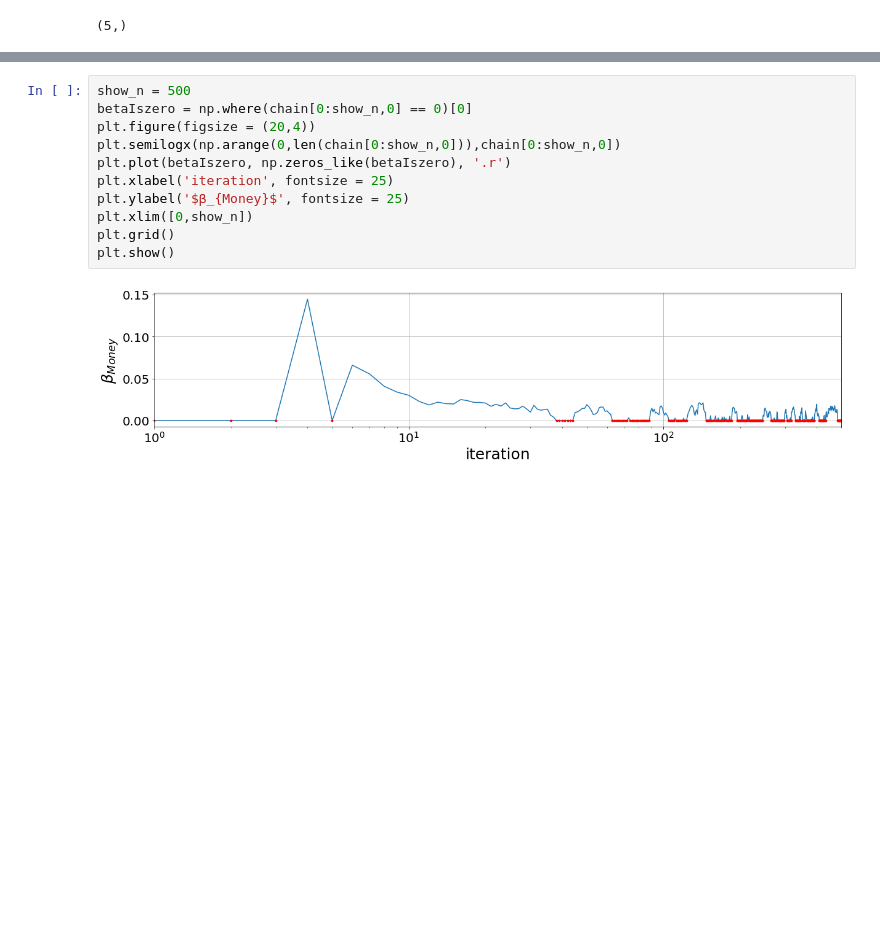
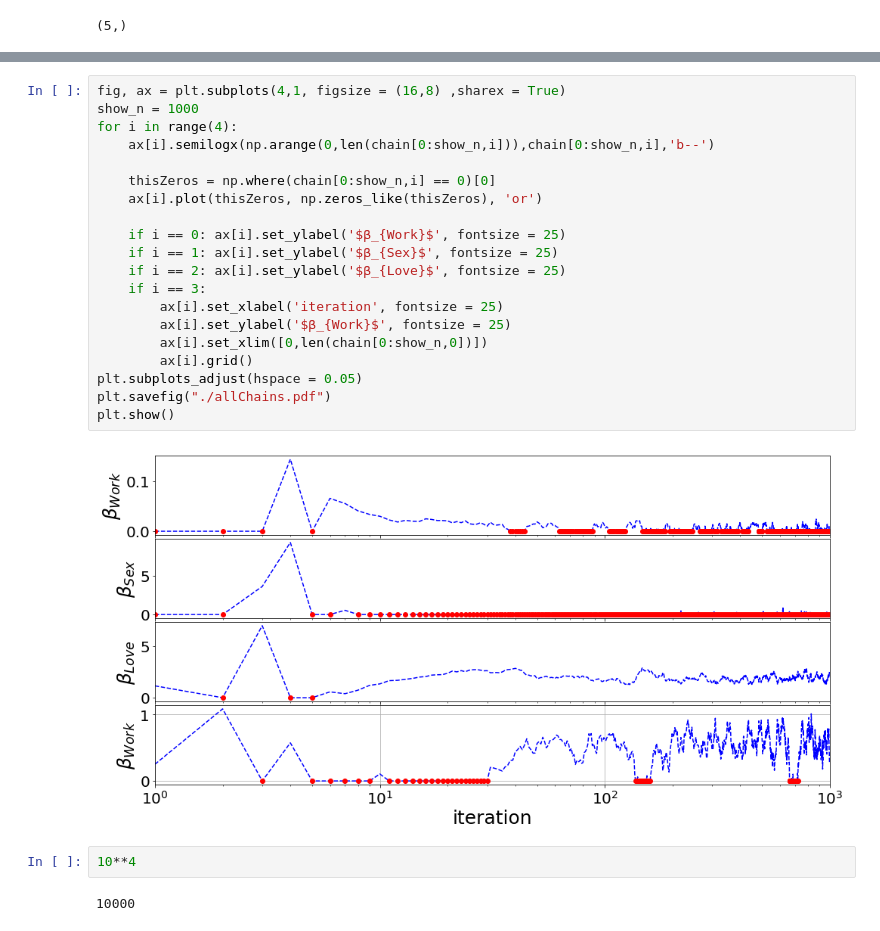
Before and after one commit to mtambos/mcmc_proj7, a Jupyter notebook: happiness_analysis.ipynb, the cells around one changed output, grey strips where cells are left out. Saved outputs shown, nothing was run; the diff lists cells and outputs as text; blank space fills up the shorter version.

```diff
--- a/happiness_analysis.ipynb
+++ b/happiness_analysis.ipynb
@@ -227,13 +257,26 @@ plt.show()
-# %%
-show_n = 500
-betaIszero = np.where(chain[0:show_n,0] == 0)[0]
-plt.figure(figsize = (20,4))
-plt.semilogx(np.arange(0,len(chain[0:show_n,0])),chain[0:show_n,0])
-plt.plot(betaIszero, np.zeros_like(betaIszero), '.r')
-plt.xlabel('iteration', fontsize = 25)
-plt.ylabel('$β_{Money}$', fontsize = 25)
-plt.xlim([0,show_n])
-plt.grid()
-plt.show()
-# %% [output]
-[figure, removed]
+# %%
+fig, ax = plt.subplots(4,1, figsize = (16,8) ,sharex = True)
+show_n = 1000
+for i in range(4):
+    ax[i].semilogx(np.arange(0,len(chain[0:show_n,i])),chain[0:show_n,i],'b--')
+
+    thisZeros = np.where(chain[0:show_n,i] == 0)[0]
+    ax[i].plot(thisZeros, np.zeros_like(thisZeros), 'or')
+
+    if i == 0: ax[i].set_ylabel('$β_{Work}$', fontsize = 25)
+    if i == 1: ax[i].set_ylabel('$β_{Sex}$', fontsize = 25)
+    if i == 2: ax[i].set_ylabel('$β_{Love}$', fontsize = 25)
+    if i == 3:
+        ax[i].set_xlabel('iteration', fontsize = 25)
+        ax[i].set_ylabel('$β_{Work}$', fontsize = 25)
+        ax[i].set_xlim([0,len(chain[0:show_n,0])])
+        ax[i].grid()
+plt.subplots_adjust(hspace = 0.05)
+plt.savefig("./allChains.pdf")
+plt.show()
+# %% [output]
+[figure, added]
+# %%
+10**4
+# %% [output]
+10000
```
Also changed, not shown: parts of 8 cells of this notebook.
